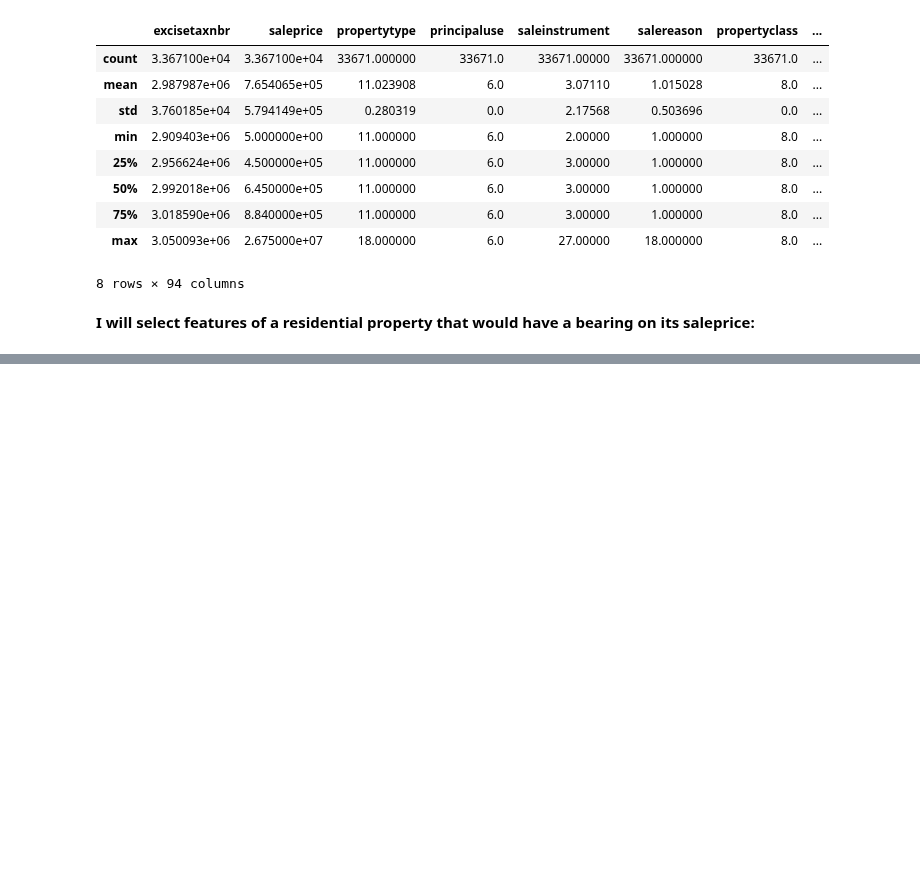
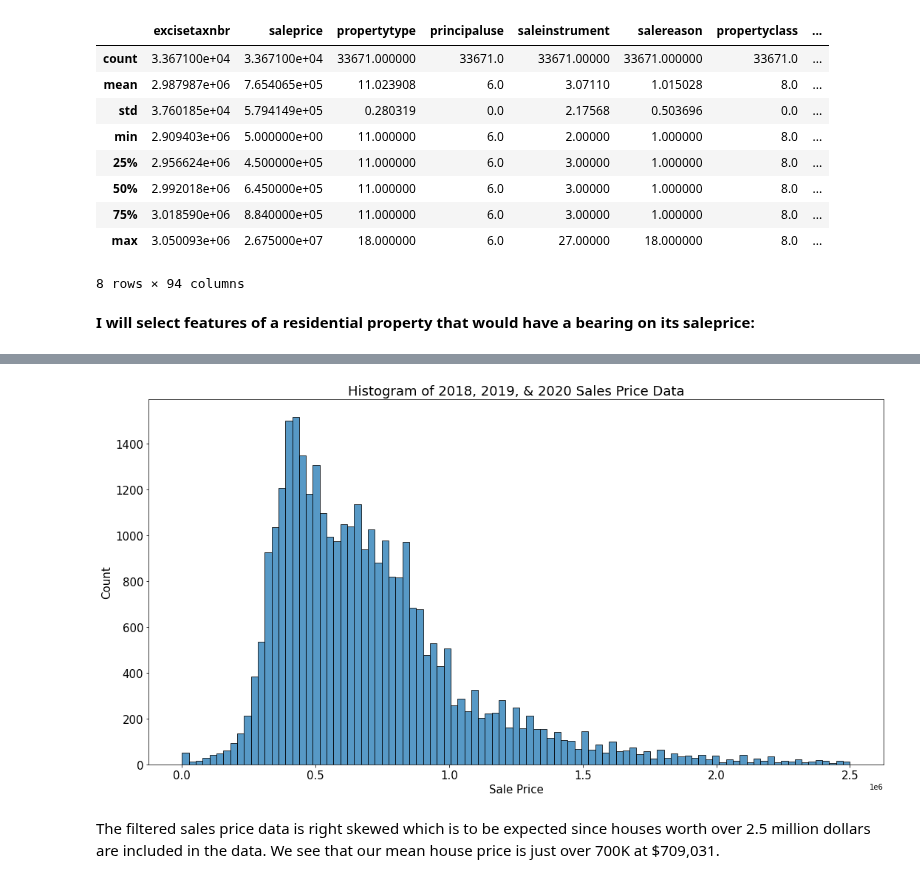
Before and after one commit to samtuleen/King-County-Home-Price-Predictors, a Jupyter notebook: notebooks/report/King County Home Price Predictors - An Analysis.ipynb, the cells around one changed output, grey strips where cells are left out. Drawn from its saved outputs; the diff is of its cells as text; code cells hidden in the pictures; blank space fills up the shorter version.

```diff
--- a/notebooks/report/King County Home Price Predictors - An Analysis.ipynb
+++ b/notebooks/report/King County Home Price Predictors - An Analysis.ipynb
@@ -584,4 +596,4 @@ property_data = prop_res.to_csv('property_data.csv')
 # %%
-kc_data = pd.read_csv('../../data/processed/cleaned_data.csv')
+kc_data = pd.read_csv('../../data/processed/cleaned_data.csv', index_col=0) #Load w/out the unnecessary 'Unnamed:0' column.
 kc_data.head()
 # %% [output]
@@ -588,0 +619,12 @@ NameError: name 'pd' is not defined
+# %%
+fig, ax = plt.subplots(figsize=(15,8))
+ax.set_title('Histogram of 2018, 2019, & 2020 Sales Price Data', fontsize = 18)
+sns.histplot(kc_data.saleprice, ax = ax)
+ax.tick_params(axis='both', labelsize=15)
+plt.xlabel('Sale Price', fontsize = 15)
+plt.ylabel('Count', fontsize = 15)
+plt.tight_layout()
+# %% [output]
+[figure, added]
+# %% [markdown]
+The filtered sales price data is right skewed which is to be expected since houses worth over 2.5 million dollars are included in the data. We see that our mean house price is just over 700K at $709,031.
```
Also changed, not shown: parts of 24 cells of this notebook, 3 other files.
